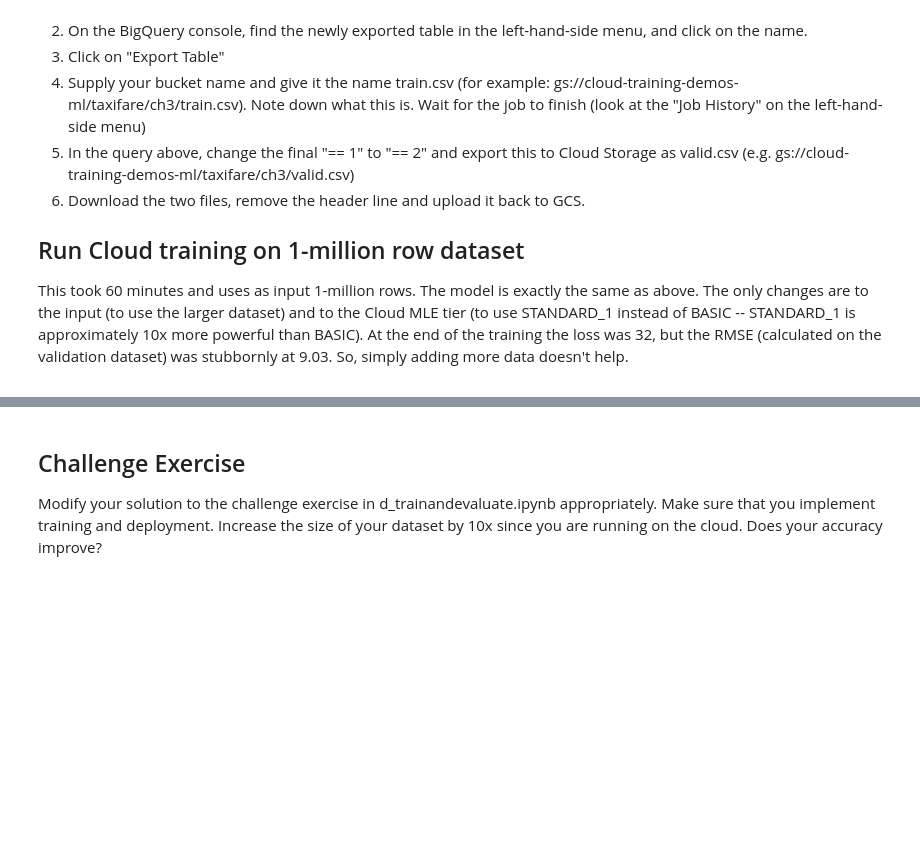
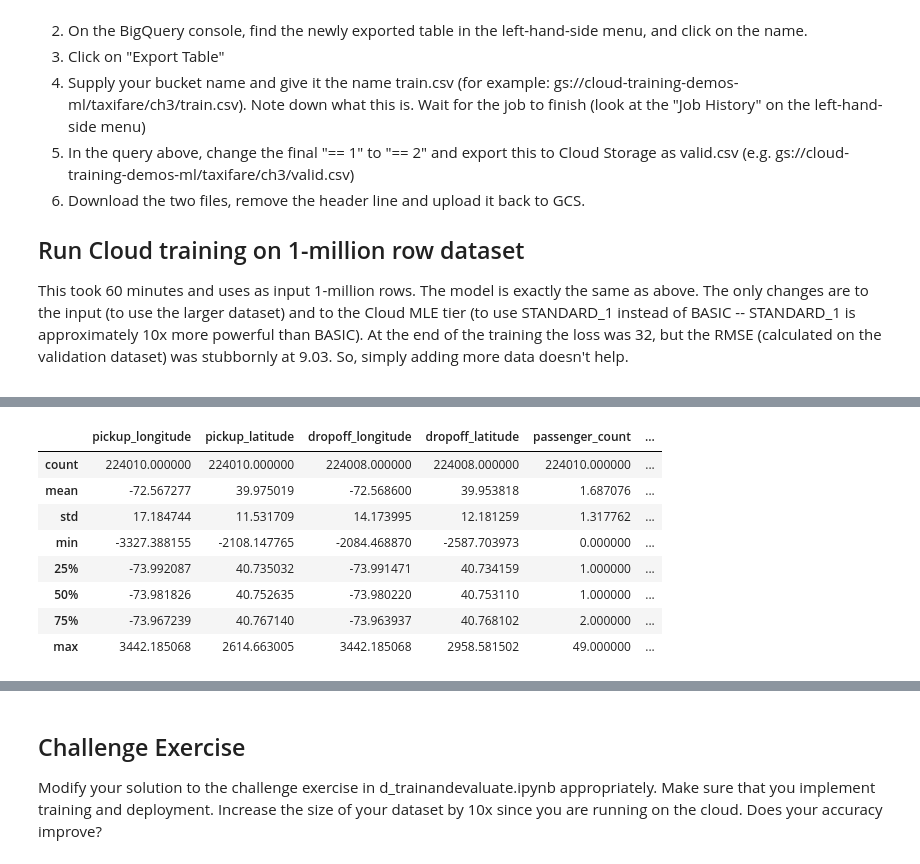
Before and after one commit to MichalGasiorowski/ml-playground, a Jupyter notebook: notebook/training-data-analyst/03_tensorflow/e_ai_platform-MG.ipynb, the cells around one changed output, grey strips where cells are left out. Saved outputs shown, nothing was run; the diff lists cells and outputs as text; code cells hidden in the pictures; blank space fills up the shorter version.

Commit message:
e_ai_platform fixes, added bigQuery for more data

```diff
--- a/notebook/training-data-analyst/03_tensorflow/e_ai_platform-MG.ipynb
+++ b/notebook/training-data-analyst/03_tensorflow/e_ai_platform-MG.ipynb
@@ -24,7 +24,7 @@ print(tf_version)
 # %%
 import os
-PROJECT = 'qwiklabs-gcp-00-e9a1390e3376' # REPLACE WITH YOUR PROJECT ID
-BUCKET = 'qwiklabs-gcp-00-e9a1390e3376' # REPLACE WITH YOUR BUCKET NAME
+PROJECT = 'qwiklabs-gcp-00-5abd7c7e843f' # REPLACE WITH YOUR PROJECT ID
+BUCKET = 'qwiklabs-gcp-00-5abd7c7e843f' # REPLACE WITH YOUR BUCKET NAME
 REGION = 'europe-west2' # REPLACE WITH YOUR BUCKET REGION e.g. us-central1
 # %%
 # For Python Code
@@ -327,3 +534,48 @@ This took 60 minutes and uses as input 1-million rows.  The model is exactly the
+# %%
+from google.cloud import bigquery
+bq = bigquery.Client(project=PROJECT)
+
+query_string = """
+#standardSQL
+SELECT
+  (tolls_amount + fare_amount) AS fare_amount,
+  pickup_longitude AS pickuplon,
+  pickup_latitude AS pickuplat,
+  dropoff_longitude AS dropofflon,
+  dropoff_latitude AS dropofflat,
+  passenger_count*1.0 AS passengers,
+  'nokeyindata' AS key
+FROM
+  `nyc-tlc.yellow.trips`
+WHERE
+  trip_distance > 0
+  AND fare_amount >= 2.5
+  AND pickup_longitude > -78
+  AND pickup_longitude < -70
+  AND dropoff_longitude > -78
+  AND dropoff_longitude < -70
+  AND pickup_latitude > 37
+  AND pickup_latitude < 45
+  AND dropoff_latitude > 37
+  AND dropoff_latitude < 45
+  AND passenger_count > 0
+  AND ABS(HASH(pickup_datetime)) % 1000 == 1
+"""
+
+trips = bq.query("train.csv", query_string).to_dataframe()
+# %%
+trips.describe()
+trips.to_csv(header=False)
+# %% [output]
+|  | pickup_longitude | pickup_latitude | dropoff_longitude | dropoff_latitude | passenger_count | ... |
+| count | 224010.000000 | 224010.000000 | 224008.000000 | 224008.000000 | 224010.000000 | ... |
+| mean | -72.567277 | 39.975019 | -72.568600 | 39.953818 | 1.687076 | ... |
+| std | 17.184744 | 11.531709 | 14.173995 | 12.181259 | 1.317762 | ... |
+| min | -3327.388155 | -2108.147765 | -2084.468870 | -2587.703973 | 0.000000 | ... |
+| 25% | -73.992087 | 40.735032 | -73.991471 | 40.734159 | 1.000000 | ... |
+| 50% | -73.981826 | 40.752635 | -73.980220 | 40.753110 | 1.000000 | ... |
+| 75% | -73.967239 | 40.767140 | -73.963937 | 40.768102 | 2.000000 | ... |
+| max | 3442.185068 | 2614.663005 | 3442.185068 | 2958.581502 | 49.000000 | ... |
 # %%
 %%bash
 
```
Also changed, not shown: parts of 21 cells of this notebook, 1 other file.
